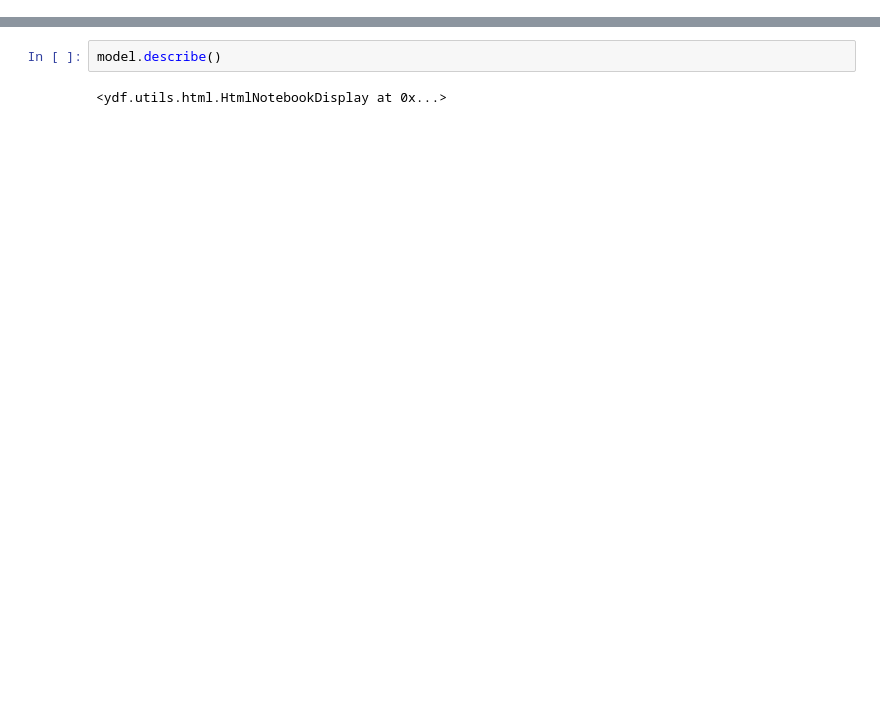
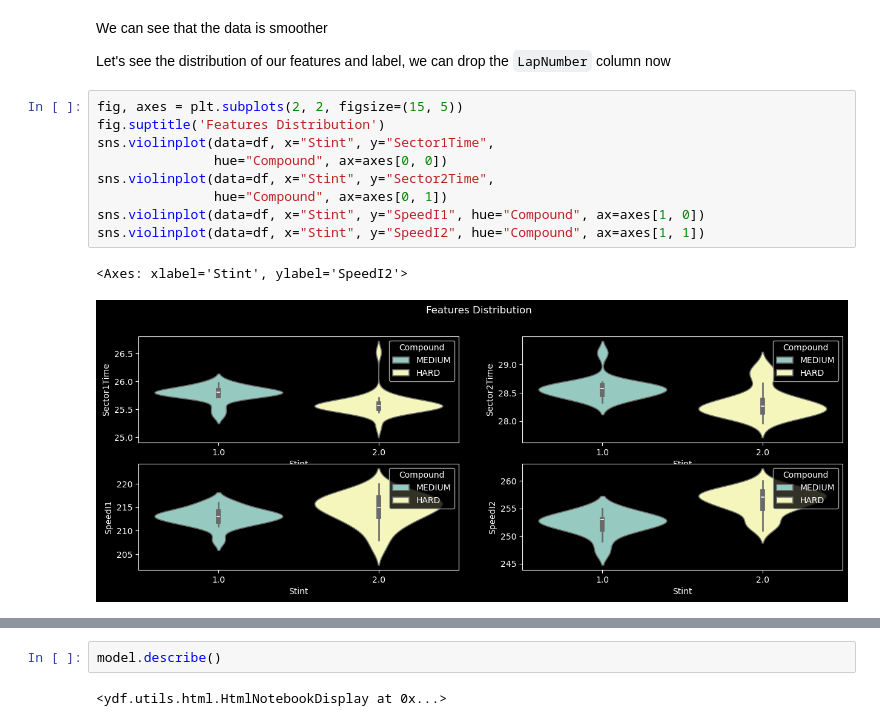
Before and after one commit to Draichi/fastf1-predictions, a Jupyter notebook: notebooks/sector-3-time-prediction.ipynb, the cells around one changed output, grey strips where cells are left out. Cells and saved outputs as stored; diff of their text form; blank space fills up the shorter version.

```diff
--- a/notebooks/sector-3-time-prediction.ipynb
+++ b/notebooks/sector-3-time-prediction.ipynb
@@ -398,0 +204,16 @@ model.plot_tree()
+# %% [markdown]
+We can see that the data is smoother
+
+Let's see the distribution of our features and label, we can drop the `LapNumber` column now
+# %%
+fig, axes = plt.subplots(2, 2, figsize=(15, 5))
+fig.suptitle('Features Distribution')
+sns.violinplot(data=df, x="Stint", y="Sector1Time",
+               hue="Compound", ax=axes[0, 0])
+sns.violinplot(data=df, x="Stint", y="Sector2Time",
+               hue="Compound", ax=axes[0, 1])
+sns.violinplot(data=df, x="Stint", y="SpeedI1", hue="Compound", ax=axes[1, 0])
+sns.violinplot(data=df, x="Stint", y="SpeedI2", hue="Compound", ax=axes[1, 1])
+# %% [output]
+<Axes: xlabel='Stint', ylabel='SpeedI2'>
+[figure, added]
```
Also changed, not shown: parts of 74 cells of this notebook, 1 other file.
